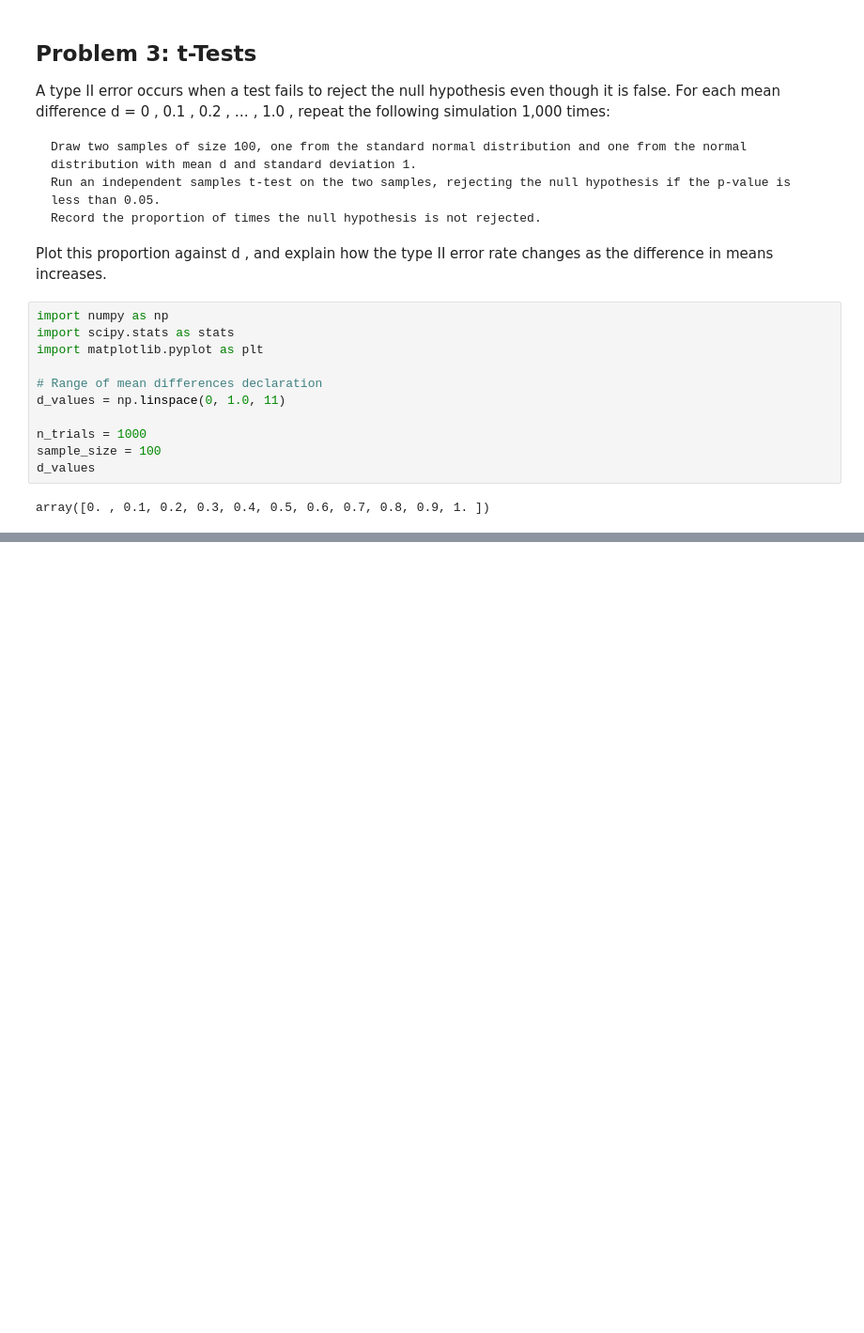
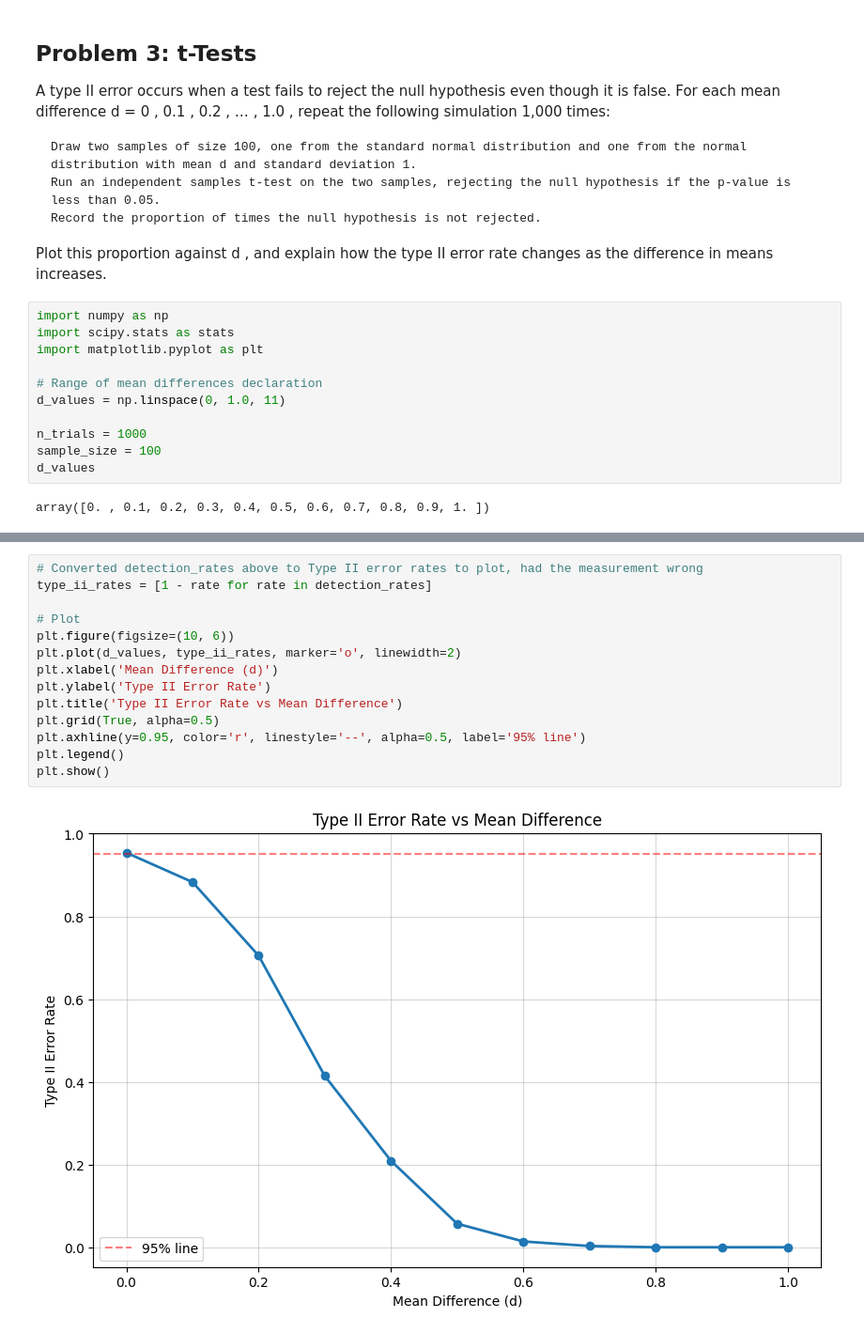
Before and after one commit to CianGallagher/applied-statistics-assessment, a Jupyter notebook: problems.ipynb, the cells around one changed output, grey strips where cells are left out. Shown at 94% size. Cells and saved outputs as stored; diff of their text form; blank space fills up the shorter version.

Commit message:
Added type_ii_rates conversion and line plot

```diff
--- a/problems.ipynb
+++ b/problems.ipynb
@@ -276,0 +277,16 @@ detection_rates
+# %%
+# Converted detection_rates above to Type II error rates to plot, had the measurement wrong
+type_ii_rates = [1 - rate for rate in detection_rates]
+
+# Plot
+plt.figure(figsize=(10, 6))
+plt.plot(d_values, type_ii_rates, marker='o', linewidth=2)
+plt.xlabel('Mean Difference (d)')
+plt.ylabel('Type II Error Rate')
+plt.title('Type II Error Rate vs Mean Difference')
+plt.grid(True, alpha=0.5)
+plt.axhline(y=0.95, color='r', linestyle='--', alpha=0.5, label='95% line')
+plt.legend()
+plt.show()
+# %% [output]
+[figure, added]
```
Also changed, not shown: parts of 11 cells of this notebook.
